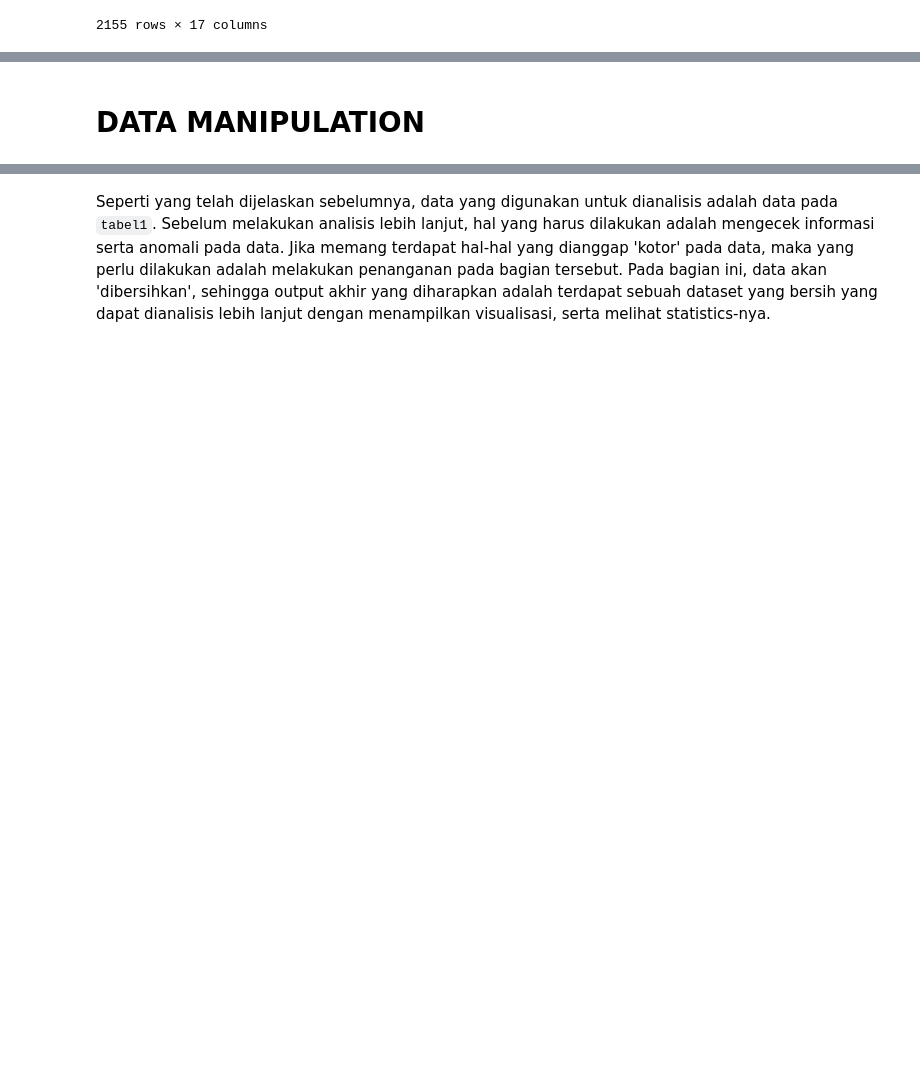
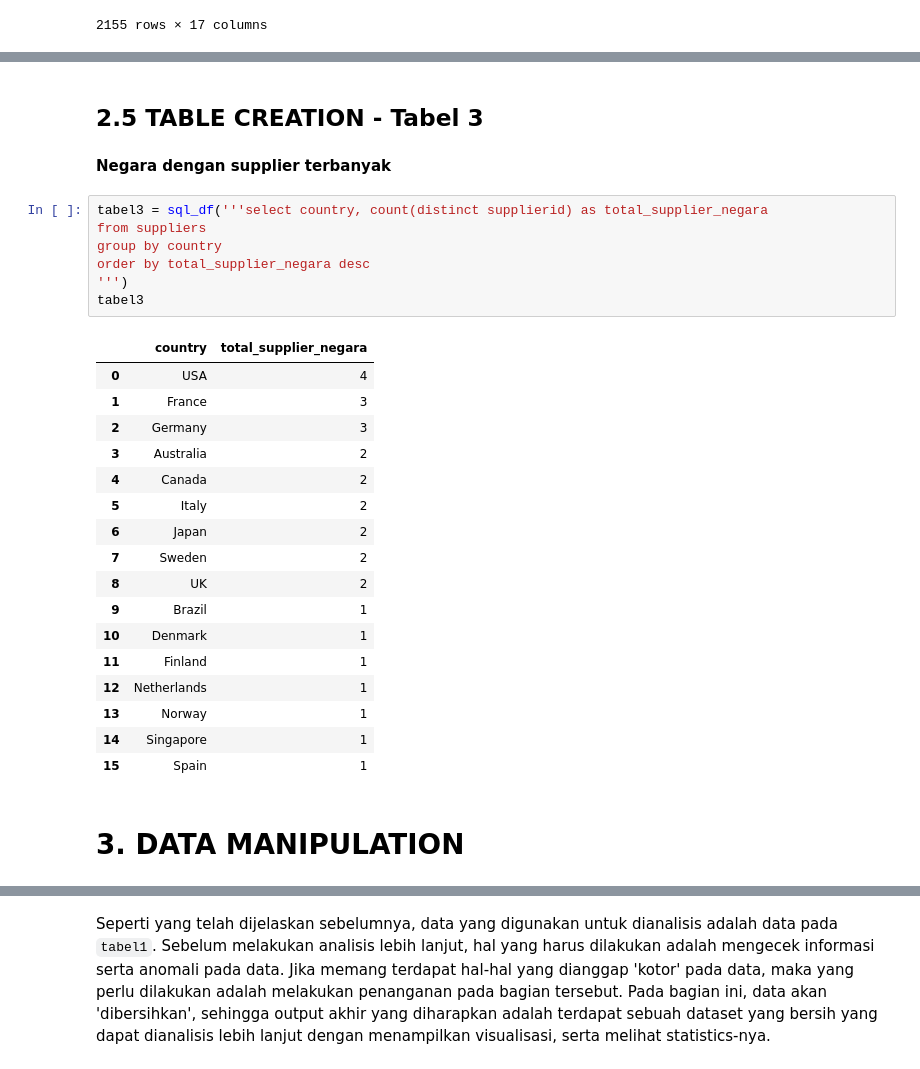
Before and after one commit to salsabila-ta/Chapstone-Project-II---Data-Analysis, a Jupyter notebook: project2.ipynb, the cells around one changed output, grey strips where cells are left out. Drawn from its saved outputs; the diff is of its cells as text; blank space fills up the shorter version.

```diff
--- a/project2.ipynb
+++ b/project2.ipynb
@@ -322,2 +229,33 @@ tabel2
+# %% [markdown]
+
+## **2.5 TABLE CREATION - Tabel 3**
+# %% [markdown]
+**Negara dengan supplier terbanyak**
+# %%
+tabel3 = sql_df('''select country, count(distinct supplierid) as total_supplier_negara
+from suppliers
+group by country
+order by total_supplier_negara desc
+''')
+tabel3
+# %% [output]
+|  | country | total_supplier_negara |
+| 0 | USA | 4 |
+| 1 | France | 3 |
+| 2 | Germany | 3 |
+| 3 | Australia | 2 |
+| 4 | Canada | 2 |
+| 5 | Italy | 2 |
+| 6 | Japan | 2 |
+| 7 | Sweden | 2 |
+| 8 | UK | 2 |
+| 9 | Brazil | 1 |
+| 10 | Denmark | 1 |
+| 11 | Finland | 1 |
+| 12 | Netherlands | 1 |
+| 13 | Norway | 1 |
+| 14 | Singapore | 1 |
+| 15 | Spain | 1 |
 # %% [markdown]
-# **DATA MANIPULATION**
+
+# **3. DATA MANIPULATION**
```
Also changed, not shown: parts of 90 cells of this notebook.
